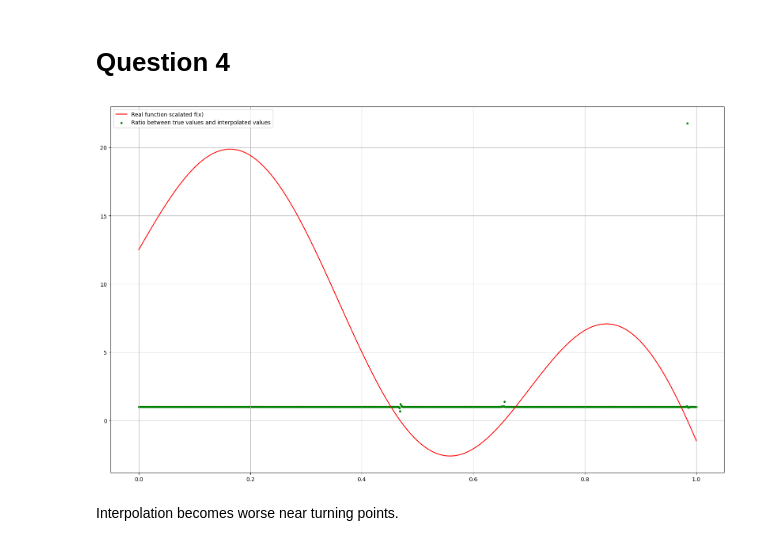
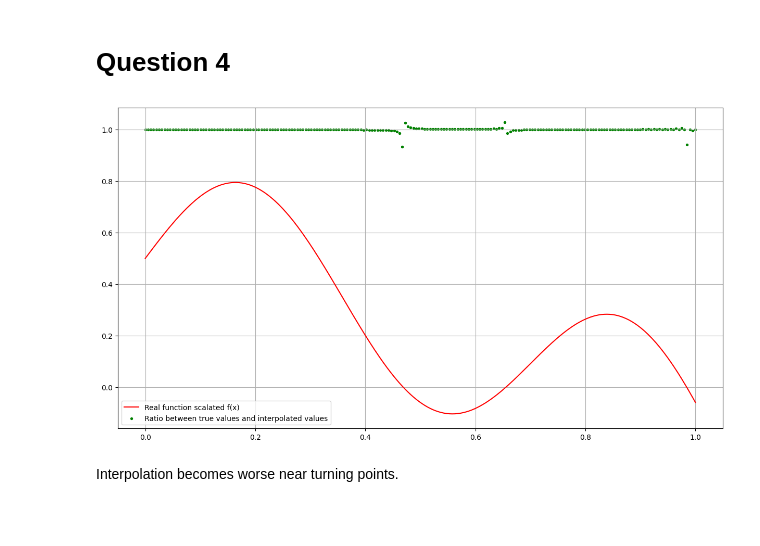
Before and after one commit to AndreaSainz/DIS, a Jupyter notebook: C1/Problem_shee_3/Problem1.ipynb, the cells around one changed output. Cells and saved outputs as stored; diff of their text form; code cells hidden in the pictures; blank space fills up the shorter version.

```diff
--- a/C1/Problem_shee_3/Problem1.ipynb
+++ b/C1/Problem_shee_3/Problem1.ipynb
@@ -81,7 +81,7 @@ def interpolate_f(x,t, a, b, c):
 # %% [markdown]
 # Question 2 and 3
 # %%
-x = np.linspace(0, 1, 1000)
+x = np.linspace(0, 1, 200)
 y_new = interpolate_f(x, t, a, b, c)
 y = f(x, a, b, c)
 
@@ -98,15 +98,15 @@ plt.show()
 # %%
 # Compute the ratio
 ratio = y/y_new
 
-plt.figure(figsize=(20,12))
-plt.plot(x, 25*y, label='Real function scalated f(x)' ,color='red')
+plt.figure(figsize=(15,8))
+plt.plot(x, y, label='Real function scalated f(x)' ,color='red')
 plt.scatter(x, ratio, label='Ratio between true values and interpolated values', marker='o', color='green', s= 8)
 plt.legend()
 plt.grid(True)
 plt.show()
 # %% [output]
-[figure, old version]
+[figure, new version]
 # %% [markdown]
 Interpolation becomes worse near turning points.
 # %% [markdown]
```
Also changed, not shown: parts of 9 cells of this notebook.
